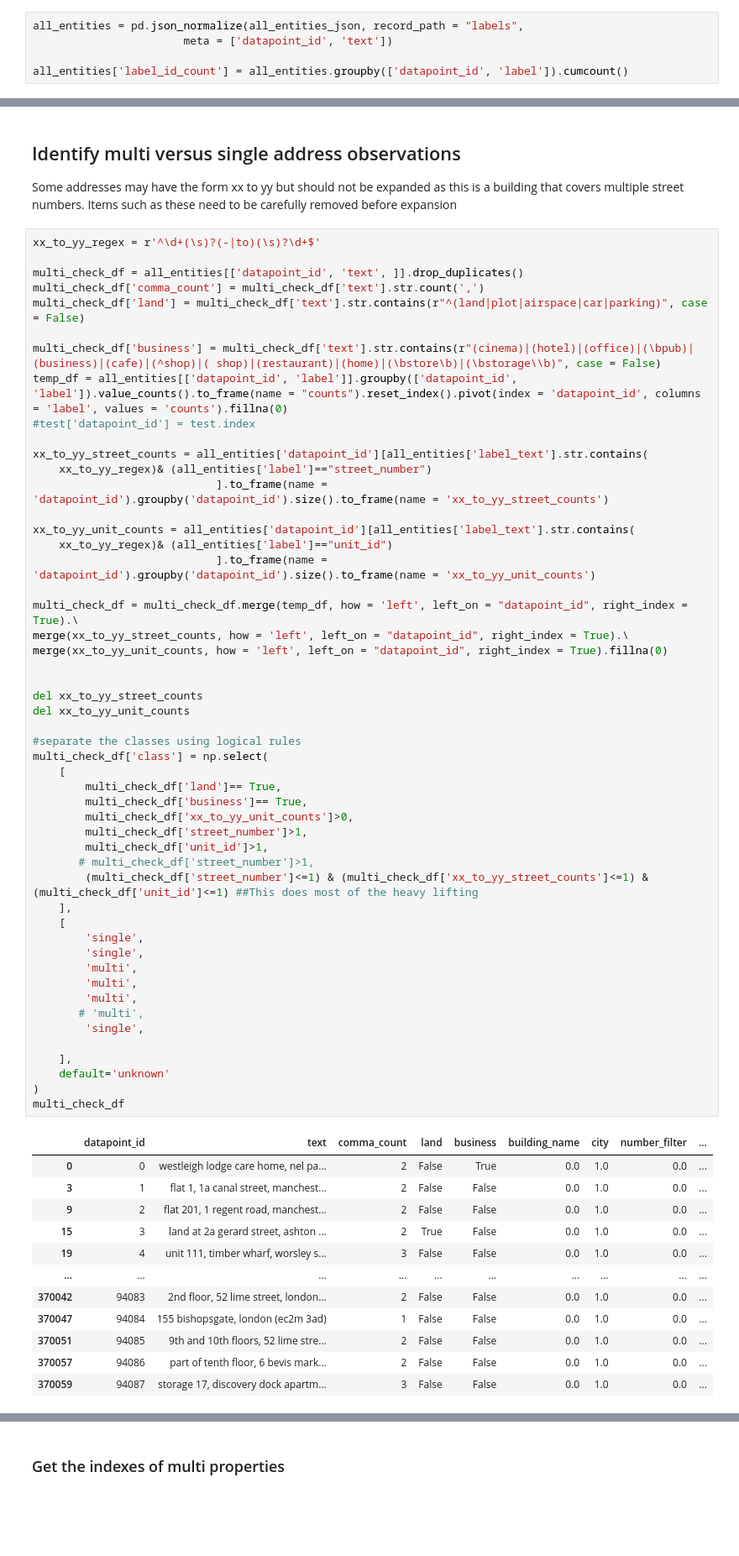
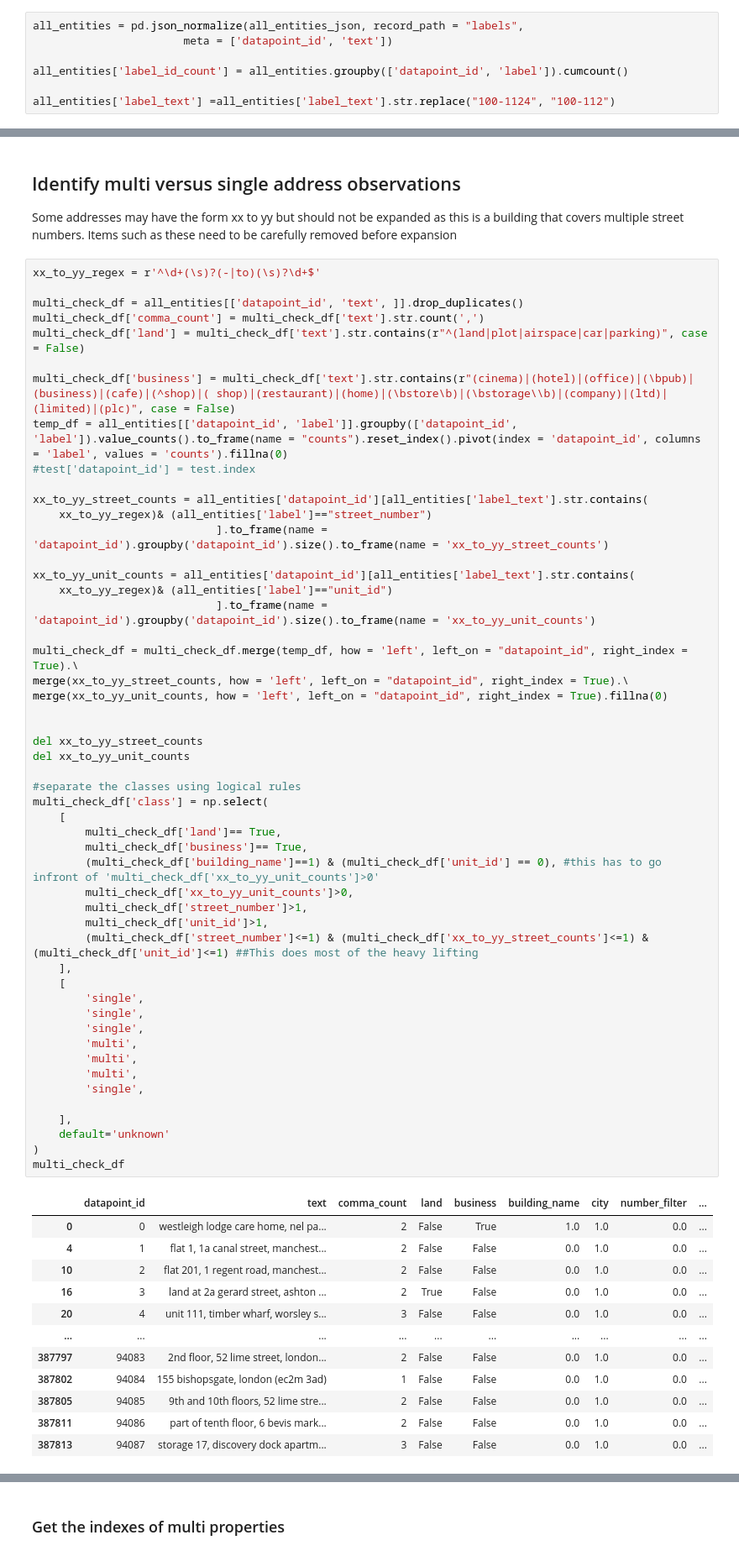
Before and after one commit to JonnoB/enhance_ocod, a Jupyter notebook: expanding tagged addresses.ipynb, the cells around one changed output, grey strips where cells are left out. Shown: that part at 84% size. Cells and saved outputs as stored; diff of their text form; blank space fills up the shorter version.

```diff
--- a/expanding tagged addresses.ipynb
+++ b/expanding tagged addresses.ipynb
@@ -27,6 +27,8 @@ all_entities = pd.json_normalize(all_entities_json, record_path = "labels",
                        meta = ['datapoint_id', 'text'])
 
 all_entities['label_id_count'] = all_entities.groupby(['datapoint_id', 'label']).cumcount()
+
+all_entities['label_text'] =all_entities['label_text'].str.replace("100-1124", "100-112")
 # %% [markdown]
 ## Example of the data frame of labels
 # %%
@@ -60,7 +62,7 @@ multi_check_df = all_entities[['datapoint_id', 'text', ]].drop_duplicates()
 multi_check_df['comma_count'] = multi_check_df['text'].str.count(',')
 multi_check_df['land'] = multi_check_df['text'].str.contains(r"^(land|plot|airspace|car|parking)", case = False)
 
-multi_check_df['business'] = multi_check_df['text'].str.contains(r"(cinema)|(hotel)|(office)|(\bpub)|(business)|(cafe)|(^shop)|( shop)|(restaurant)|(home)|(\bstore\b)|(\bstorage\\b)", case = False)
+multi_check_df['business'] = multi_check_df['text'].str.contains(r"(cinema)|(hotel)|(office)|(\bpub)|(business)|(cafe)|(^shop)|( shop)|(restaurant)|(home)|(\bstore\b)|(\bstorage\\b)|(company)|(ltd)|(limited)|(plc)", case = False)
 temp_df = all_entities[['datapoint_id', 'label']].groupby(['datapoint_id', 'label']).value_counts().to_frame(name = "counts").reset_index().pivot(index = 'datapoint_id', columns = 'label', values = 'counts').fillna(0)
 #test['datapoint_id'] = test.index
 
@@ -77,43 +79,43 @@ merge(xx_to_yy_street_counts, how = 'left', left_on = "datapoint_id", right_inde
 merge(xx_to_yy_unit_counts, how = 'left', left_on = "datapoint_id", right_index = True).fillna(0)
 
 
 del xx_to_yy_street_counts
 del xx_to_yy_unit_counts
 
 #separate the classes using logical rules
 multi_check_df['class'] = np.select(
     [
         multi_check_df['land']== True,
         multi_check_df['business']== True,
+        (multi_check_df['building_name']==1) & (multi_check_df['unit_id'] == 0), #this has to go infront of 'multi_check_df['xx_to_yy_unit_counts']>0'
         multi_check_df['xx_to_yy_unit_counts']>0,
         multi_check_df['street_number']>1,
         multi_check_df['unit_id']>1,
-       # multi_check_df['street_number']>1,
         (multi_check_df['street_number']<=1) & (multi_check_df['xx_to_yy_street_counts']<=1) & (multi_check_df['unit_id']<=1) ##This does most of the heavy lifting
     ],
     [
         'single',
         'single',
+        'single',
         'multi',
         'multi',
         'multi',
-       # 'multi',
         'single',
 
     ],
     default='unknown'
 )
 multi_check_df
 # %% [output]
 |  | datapoint_id | text | comma_count | land | business | building_name | city | number_filter | ... |
-| 0 | 0 | westleigh lodge care home, nel pa... | 2 | False | True | 0.0 | 1.0 | 0.0 | ... |
-| 3 | 1 | flat 1, 1a canal street, manchest... | 2 | False | False | 0.0 | 1.0 | 0.0 | ... |
-| 9 | 2 | flat 201, 1 regent road, manchest... | 2 | False | False | 0.0 | 1.0 | 0.0 | ... |
-| 15 | 3 | land at 2a gerard street, ashton ... | 2 | True | False | 0.0 | 1.0 | 0.0 | ... |
-| 19 | 4 | unit 111, timber wharf, worsley s... | 3 | False | False | 0.0 | 1.0 | 0.0 | ... |
+| 0 | 0 | westleigh lodge care home, nel pa... | 2 | False | True | 1.0 | 1.0 | 0.0 | ... |
+| 4 | 1 | flat 1, 1a canal street, manchest... | 2 | False | False | 0.0 | 1.0 | 0.0 | ... |
+| 10 | 2 | flat 201, 1 regent road, manchest... | 2 | False | False | 0.0 | 1.0 | 0.0 | ... |
+| 16 | 3 | land at 2a gerard street, ashton ... | 2 | True | False | 0.0 | 1.0 | 0.0 | ... |
+| 20 | 4 | unit 111, timber wharf, worsley s... | 3 | False | False | 0.0 | 1.0 | 0.0 | ... |
 | ... | ... | ... | ... | ... | ... | ... | ... | ... | ... |
-| 370042 | 94083 | 2nd floor, 52 lime street, london... | 2 | False | False | 0.0 | 1.0 | 0.0 | ... |
-| 370047 | 94084 | 155 bishopsgate, london (ec2m 3ad) | 1 | False | False | 0.0 | 1.0 | 0.0 | ... |
-| 370051 | 94085 | 9th and 10th floors, 52 lime stre... | 2 | False | False | 0.0 | 1.0 | 0.0 | ... |
-| 370057 | 94086 | part of tenth floor, 6 bevis mark... | 2 | False | False | 0.0 | 1.0 | 0.0 | ... |
-| 370059 | 94087 | storage 17, discovery dock apartm... | 3 | False | False | 0.0 | 1.0 | 0.0 | ... |
+| 387797 | 94083 | 2nd floor, 52 lime street, london... | 2 | False | False | 0.0 | 1.0 | 0.0 | ... |
+| 387802 | 94084 | 155 bishopsgate, london (ec2m 3ad) | 1 | False | False | 0.0 | 1.0 | 0.0 | ... |
+| 387805 | 94085 | 9th and 10th floors, 52 lime stre... | 2 | False | False | 0.0 | 1.0 | 0.0 | ... |
+| 387811 | 94086 | part of tenth floor, 6 bevis mark... | 2 | False | False | 0.0 | 1.0 | 0.0 | ... |
+| 387813 | 94087 | storage 17, discovery dock apartm... | 3 | False | False | 0.0 | 1.0 | 0.0 | ... |
```
Also changed, not shown: parts of 18 cells of this notebook, 12 other files.
